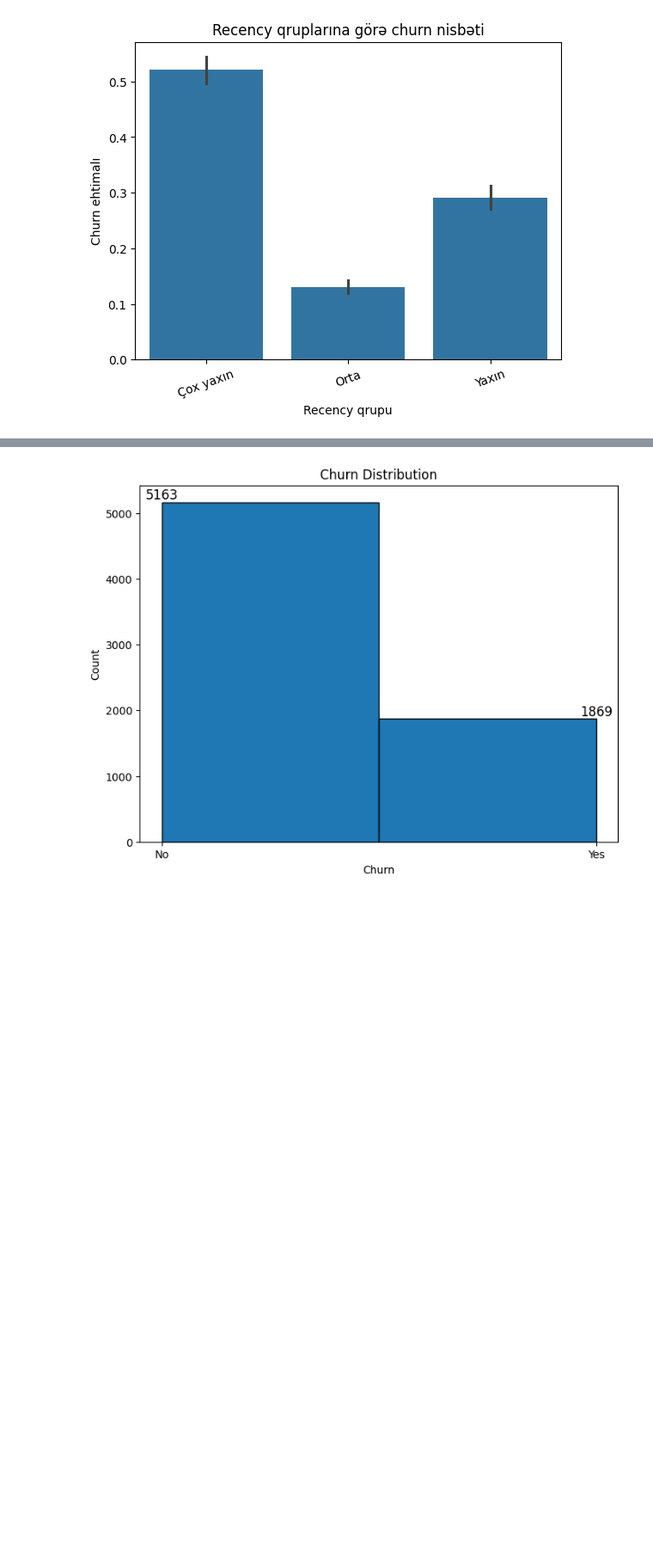
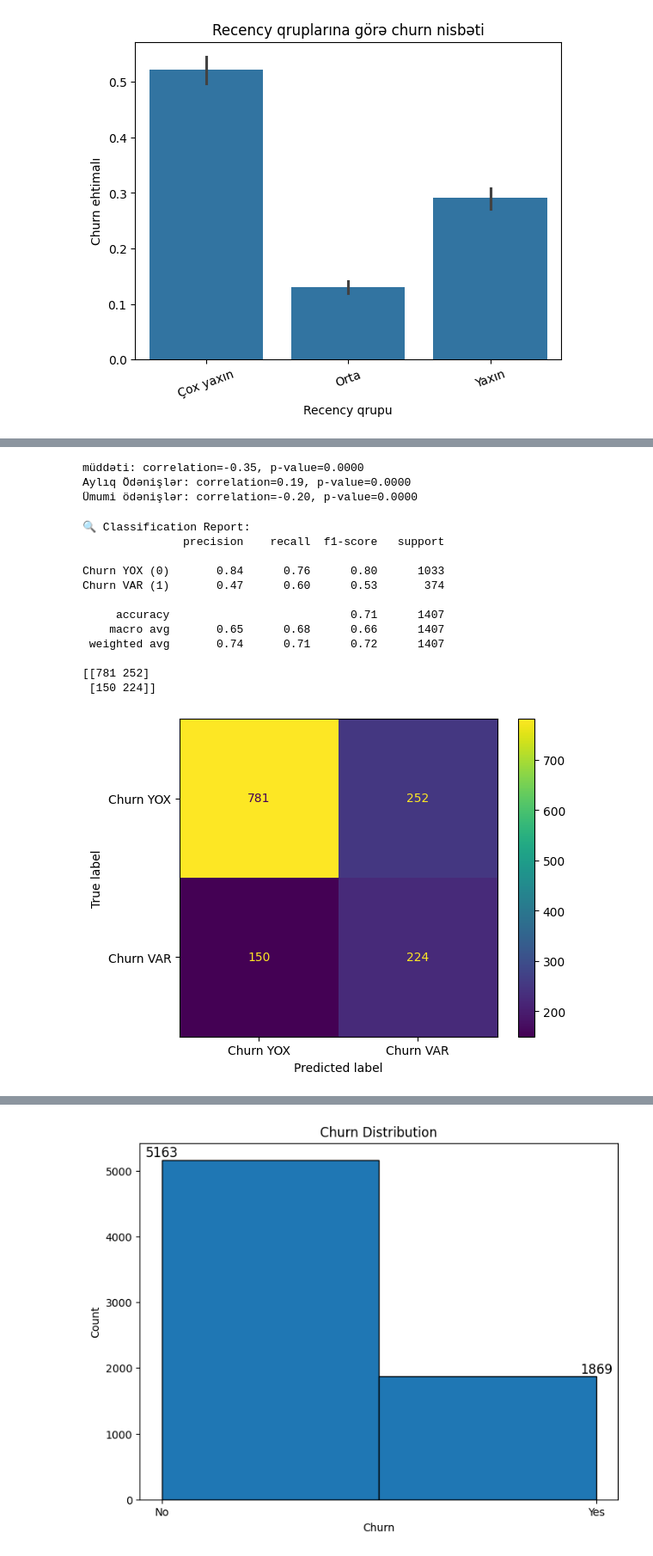
Before and after one commit to Sevinj-joy/Matplotlib_examples, a Jupyter notebook: Churn_analysis/churn_analysis.ipynb, the cells around one changed output, grey strips where cells are left out. Shown at 86% size. Drawn from its saved outputs; the diff is of its cells as text; code cells hidden in the pictures; blank space fills up the shorter version.

```diff
--- a/Churn_analysis/churn_analysis.ipynb
+++ b/Churn_analysis/churn_analysis.ipynb
@@ -264,0 +267,51 @@ data.head()
+# %%
+from scipy.stats import pointbiserialr
+
+for col in ['müddəti', 'Aylıq Ödənişlər', 'Ümumi ödənişlər']:
+    corr, p_value = pointbiserialr(data[col].dropna(), data['Churn'].loc[data[col].notna()])
+    print(f"{col}: correlation={corr:.2f}, p-value={p_value:.4f}")
+# %% [output]
+müddəti: correlation=-0.35, p-value=0.0000
+Aylıq Ödənişlər: correlation=0.19, p-value=0.0000
+Ümumi ödənişlər: correlation=-0.20, p-value=0.0000
+# %%
+
+from imblearn.over_sampling import SMOTE
+from sklearn.ensemble import RandomForestClassifier
+from sklearn.metrics import classification_report, confusion_matrix, ConfusionMatrixDisplay
+from sklearn.model_selection import train_test_split
+
+X_train, X_test, y_train, y_test = train_test_split(X, y, test_size=0.2, random_state=42, stratify=y)
+
+
+smote = SMOTE(random_state=42)
+X_resampled, y_resampled = smote.fit_resample(X_train, y_train)
+
+rf_model = RandomForestClassifier(random_state=42)
+rf_model.fit(X_resampled, y_resampled)
+
+
+rf_pred = rf_model.predict(X_test)
+
+
+print("🔍 Classification Report:")
+print(classification_report(y_test, rf_pred, target_names=["Churn YOX (0)", "Churn VAR (1)"]))
+
+cm = confusion_matrix(y_test, rf_pred)
+ConfusionMatrixDisplay(confusion_matrix=cm, display_labels=["Churn YOX", "Churn VAR"]).plot()
+
+print(cm)
+# %% [output]
+🔍 Classification Report:
+               precision    recall  f1-score   support
+
+Churn YOX (0)       0.84      0.76      0.80      1033
+Churn VAR (1)       0.47      0.60      0.53       374
+
+     accuracy                           0.71      1407
+    macro avg       0.65      0.68      0.66      1407
+ weighted avg       0.74      0.71      0.72      1407
+
+[[781 252]
+ [150 224]]
+[figure, added]
```
Also changed, not shown: parts of 39 cells of this notebook.
